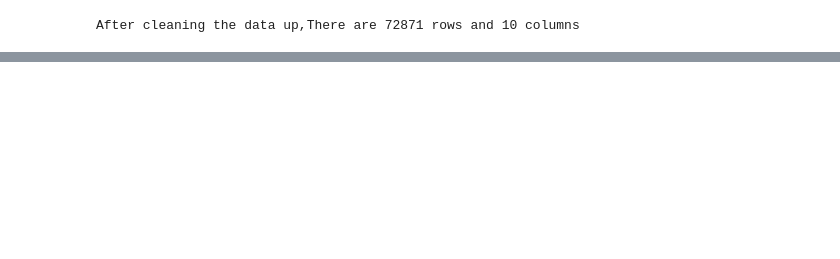
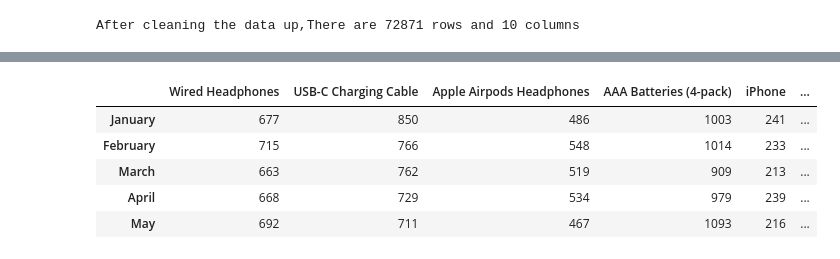
Before and after one commit to Yousef-Medhat56/py-sales-analysis, a Jupyter notebook: sales-analysis.ipynb, the cells around one changed output, grey strips where cells are left out. Cells and saved outputs as stored; diff of their text form; code cells hidden in the pictures; blank space fills up the shorter version.

```diff
--- a/sales-analysis.ipynb
+++ b/sales-analysis.ipynb
@@ -267,0 +285,3 @@ Text(0.5, 1.0, 'Monthly product sales')
+# %%
+sold_items_count = month_product_group["Quantity"].sum()
+sold_items_count.head()
@@ -267,0 +310,15 @@ Text(0.5, 1.0, 'Monthly product sales')
+# %%
+for month in month_product_df.index : #iterate over each month
+    for product in month_product_df.columns: #iterate over each month
+        month_product_df.loc[month,product] = sold_items_count.loc[month, product] #assign the cell value
+# %%
+month_product_df=month_product_df.apply(pd.to_numeric) #convert the data frame to numeric values
+# %%
+month_product_df.head()
+# %% [output]
+|  | Wired Headphones | USB-C Charging Cable | Apple Airpods Headphones | AAA Batteries (4-pack) | iPhone | ... |
+| January | 677 | 850 | 486 | 1003 | 241 | ... |
+| February | 715 | 766 | 548 | 1014 | 233 | ... |
+| March | 663 | 762 | 519 | 909 | 213 | ... |
+| April | 668 | 729 | 534 | 979 | 239 | ... |
+| May | 692 | 711 | 467 | 1093 | 216 | ... |
```
Also changed, not shown: parts of 41 cells of this notebook.
